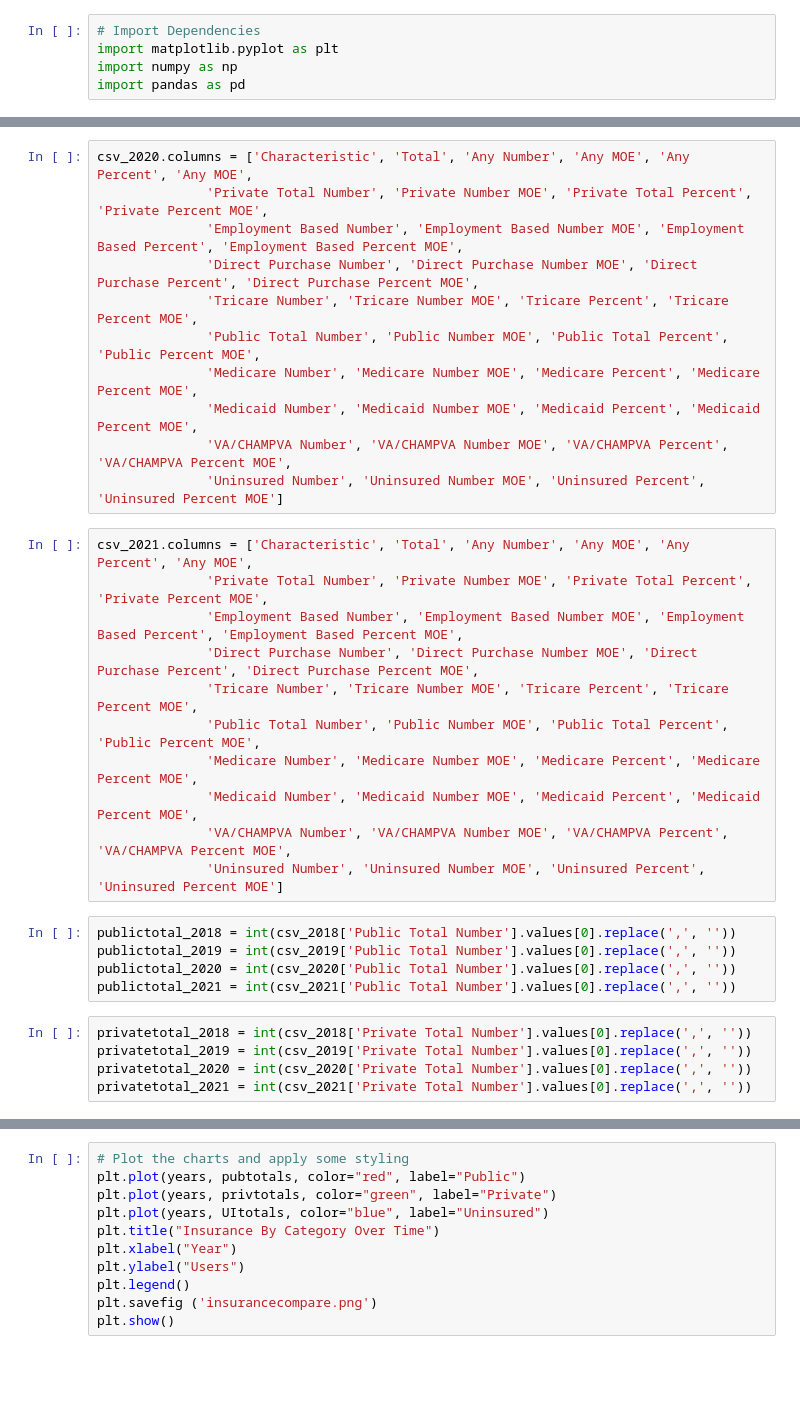
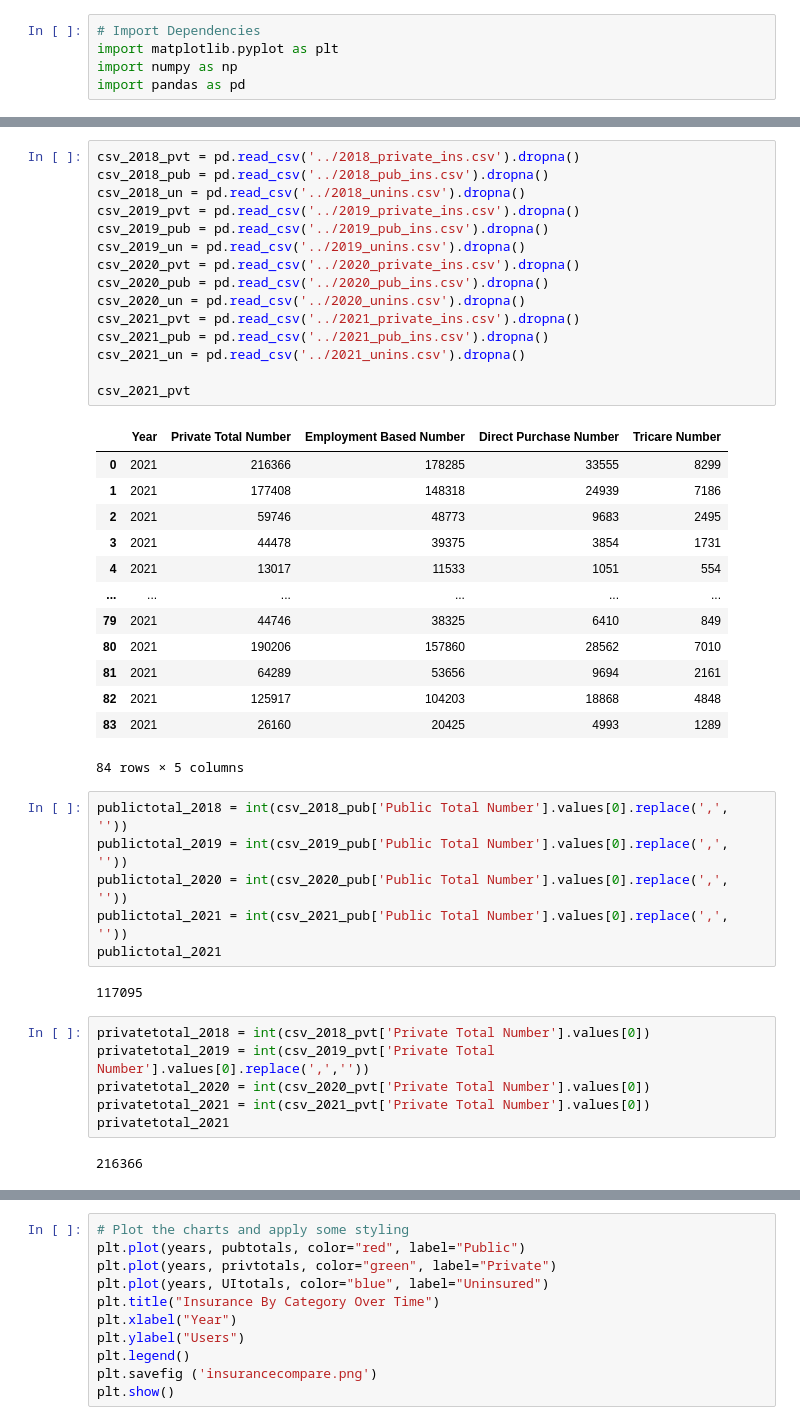
Before and after one commit to mike2463/Group-Project, a Jupyter notebook: Cleaned_Data/Code_Files/insurance_compare.ipynb, the cells around one changed output, grey strips where cells are left out. Drawn from its saved outputs; the diff is of its cells as text; blank space fills up the shorter version.

```diff
--- a/Cleaned_Data/Code_Files/insurance_compare.ipynb
+++ b/Cleaned_Data/Code_Files/insurance_compare.ipynb
@@ -33,33 +6,46 @@ csv_2019.columns = ['Characteristic', 'Total', 'Any Number', 'Any MOE', 'Any Per
-# %%
-csv_2020.columns = ['Characteristic', 'Total', 'Any Number', 'Any MOE', 'Any Percent', 'Any MOE',
-              'Private Total Number', 'Private Number MOE', 'Private Total Percent', 'Private Percent MOE',
-              'Employment Based Number', 'Employment Based Number MOE', 'Employment Based Percent', 'Employment Based Percent MOE',
-              'Direct Purchase Number', 'Direct Purchase Number MOE', 'Direct Purchase Percent', 'Direct Purchase Percent MOE',
-              'Tricare Number', 'Tricare Number MOE', 'Tricare Percent', 'Tricare Percent MOE',
-              'Public Total Number', 'Public Number MOE', 'Public Total Percent', 'Public Percent MOE',
-              'Medicare Number', 'Medicare Number MOE', 'Medicare Percent', 'Medicare Percent MOE',
-              'Medicaid Number', 'Medicaid Number MOE', 'Medicaid Percent', 'Medicaid Percent MOE',
-              'VA/CHAMPVA Number', 'VA/CHAMPVA Number MOE', 'VA/CHAMPVA Percent', 'VA/CHAMPVA Percent MOE',
-              'Uninsured Number', 'Uninsured Number MOE', 'Uninsured Percent', 'Uninsured Percent MOE']
-# %%
-csv_2021.columns = ['Characteristic', 'Total', 'Any Number', 'Any MOE', 'Any Percent', 'Any MOE',
-              'Private Total Number', 'Private Number MOE', 'Private Total Percent', 'Private Percent MOE',
-              'Employment Based Number', 'Employment Based Number MOE', 'Employment Based Percent', 'Employment Based Percent MOE',
-              'Direct Purchase Number', 'Direct Purchase Number MOE', 'Direct Purchase Percent', 'Direct Purchase Percent MOE',
-              'Tricare Number', 'Tricare Number MOE', 'Tricare Percent', 'Tricare Percent MOE',
-              'Public Total Number', 'Public Number MOE', 'Public Total Percent', 'Public Percent MOE',
-              'Medicare Number', 'Medicare Number MOE', 'Medicare Percent', 'Medicare Percent MOE',
-              'Medicaid Number', 'Medicaid Number MOE', 'Medicaid Percent', 'Medicaid Percent MOE',
-              'VA/CHAMPVA Number', 'VA/CHAMPVA Number MOE', 'VA/CHAMPVA Percent', 'VA/CHAMPVA Percent MOE',
-              'Uninsured Number', 'Uninsured Number MOE', 'Uninsured Percent', 'Uninsured Percent MOE']
+# %%
+csv_2018_pvt = pd.read_csv('../2018_private_ins.csv').dropna()
+csv_2018_pub = pd.read_csv('../2018_pub_ins.csv').dropna()
+csv_2018_un = pd.read_csv('../2018_unins.csv').dropna()
+csv_2019_pvt = pd.read_csv('../2019_private_ins.csv').dropna()
+csv_2019_pub = pd.read_csv('../2019_pub_ins.csv').dropna()
+csv_2019_un = pd.read_csv('../2019_unins.csv').dropna()
+csv_2020_pvt = pd.read_csv('../2020_private_ins.csv').dropna()
+csv_2020_pub = pd.read_csv('../2020_pub_ins.csv').dropna()
+csv_2020_un = pd.read_csv('../2020_unins.csv').dropna()
+csv_2021_pvt = pd.read_csv('../2021_private_ins.csv').dropna()
+csv_2021_pub = pd.read_csv('../2021_pub_ins.csv').dropna()
+csv_2021_un = pd.read_csv('../2021_unins.csv').dropna()
+
+csv_2021_pvt
+# %% [output]
+|  | Year | Private Total Number | Employment Based Number | Direct Purchase Number | Tricare Number |
+| 0 | 2021 | 216366 | 178285 | 33555 | 8299 |
+| 1 | 2021 | 177408 | 148318 | 24939 | 7186 |
+| 2 | 2021 | 59746 | 48773 | 9683 | 2495 |
+| 3 | 2021 | 44478 | 39375 | 3854 | 1731 |
+| 4 | 2021 | 13017 | 11533 | 1051 | 554 |
+| ... | ... | ... | ... | ... | ... |
+| 79 | 2021 | 44746 | 38325 | 6410 | 849 |
+| 80 | 2021 | 190206 | 157860 | 28562 | 7010 |
+| 81 | 2021 | 64289 | 53656 | 9694 | 2161 |
+| 82 | 2021 | 125917 | 104203 | 18868 | 4848 |
+| 83 | 2021 | 26160 | 20425 | 4993 | 1289 |
+84 rows × 5 columns
 # %%
-publictotal_2018 = int(csv_2018['Public Total Number'].values[0].replace(',', ''))
-publictotal_2019 = int(csv_2019['Public Total Number'].values[0].replace(',', ''))
-publictotal_2020 = int(csv_2020['Public Total Number'].values[0].replace(',', ''))
-publictotal_2021 = int(csv_2021['Public Total Number'].values[0].replace(',', ''))
+publictotal_2018 = int(csv_2018_pub['Public Total Number'].values[0].replace(',', ''))
+publictotal_2019 = int(csv_2019_pub['Public Total Number'].values[0].replace(',', ''))
+publictotal_2020 = int(csv_2020_pub['Public Total Number'].values[0].replace(',', ''))
+publictotal_2021 = int(csv_2021_pub['Public Total Number'].values[0].replace(',', ''))
+publictotal_2021
+# %% [output]
+117095
 # %%
-privatetotal_2018 = int(csv_2018['Private Total Number'].values[0].replace(',', ''))
-privatetotal_2019 = int(csv_2019['Private Total Number'].values[0].replace(',', ''))
-privatetotal_2020 = int(csv_2020['Private Total Number'].values[0].replace(',', ''))
-privatetotal_2021 = int(csv_2021['Private Total Number'].values[0].replace(',', ''))
+privatetotal_2018 = int(csv_2018_pvt['Private Total Number'].values[0])
+privatetotal_2019 = int(csv_2019_pvt['Private Total Number'].values[0].replace(',',''))
+privatetotal_2020 = int(csv_2020_pvt['Private Total Number'].values[0])
+privatetotal_2021 = int(csv_2021_pvt['Private Total Number'].values[0])
+privatetotal_2021
+# %% [output]
+216366
 # %%
```
Also changed, not shown: parts of 5 cells of this notebook, 3 other files.
